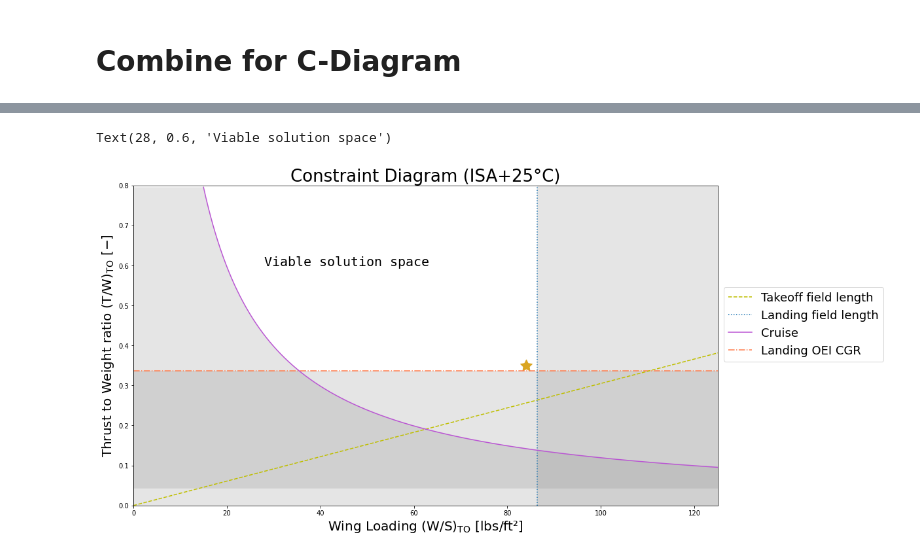
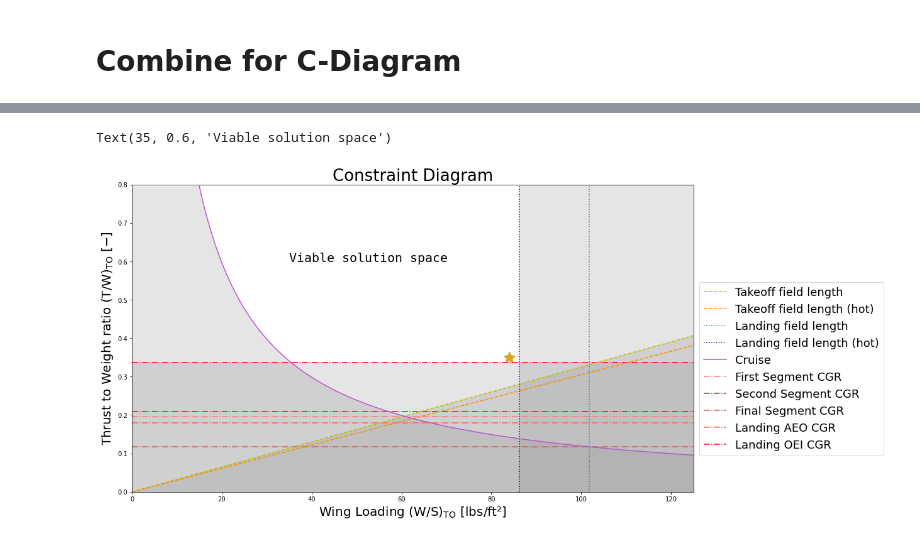
Before and after one commit to phraretein/aircraft_design_project, a Jupyter notebook: C-diagram-ISA+25.ipynb, the cells around one changed output, grey strips where cells are left out. Cells and saved outputs as stored; diff of their text form; code cells hidden in the pictures.

```diff
--- a/C-diagram-ISA+25.ipynb
+++ b/C-diagram-ISA+25.ipynb
@@ -372,3 +431,23 @@ Text(25, 0.6, 'Viable solution space')
+# %%
+S_to_ft = 1900 * 3.28084
+M_tow = 164826.74
+CL_max_to = 1.85
+sigma_to = 1/1
+to_coeff = 37.5/(sigma_to * CL_max_to)
+T_W_ratio = np.arange(start=0.0, stop=0.9, step=0.1)
+W_S_CL_max_to = (S_to_ft/to_coeff) * T_W_ratio
+# %%
+S_l_ft = 1500 * 3.28084
+M_lw = 128827.88
+sigma_l = 1
+rho = 0.002376892
+CL_max_l = 2.42
+V_A = (S_l_ft/0.3) ** 0.5
+V_sl = V_A / 1.3
+V_sl_fts = V_sl * 1.68781
+W_S_l = (V_sl_fts ** 2) * (rho * sigma_l * CL_max_l) / 2
+# Wing Loading Takeoff Condition
+W_S_to_l = W_S_l * (M_tow/M_lw)
 # %%
 plt.figure(figsize=(16,9))
 
@@ -377,55 +456,67 @@ plt.plot(W_S_CL_max_to, T_W_ratio, 'y', linestyle='dashed', label='Takeoff field
 # plt.text(155, 0.57, "Take-off field length", fontsize=14)
 # plt.fill_betweenx(T_W_ratio, W_S_CL_24, fc='yellow', alpha=0.2)
 
+# Takeoff field length - Hot
+plt.plot(W_S_CL_max_to_hot, T_W_ratio_hot, 'darkorange', linestyle='dashed', label='Takeoff field length (hot)')
+# plt.text(155, 0.57, "Take-off field length", fontsize=14)
+# plt.fill_betweenx(T_W_ratio, W_S_CL_24, fc='yellow', alpha=0.2)
+
 # Landing field length
 plt.axvline(W_S_to_l, 0, 1, linestyle=':', label='Landing field length')
 # plt.text(87, 0.75, "Landing field length", fontsize=14)
 # plt.fill_betweenx(T_W_ratio, W_S_l_CL_24, fc='aqua', alpha=0.2)
 
+# Landing field length - Hot
+plt.axvline(W_S_to_l_hot, 0, 1, color='darkblue', linestyle=':', label='Landing field length (hot)')
+# plt.text(87, 0.75, "Landing field length", fontsize=14)
+# plt.fill_betweenx(T_W_ratio, W_S_l_CL_24, fc='aqua', alpha=0.2)
+
 # Takeoff Climb Gradient
 # ## First Segment
-# plt.hlines(T_W_1, 0, 280, colors='lightcoral', linestyle='-.', label='First Segment CGR')
+plt.hlines(T_W_1, 0, 280, colors='lightcoral', linestyle='-.', label='First Segment CGR')
 # # plt.text(201, 0.19, "First Segment CGR", fontsize=14)
 # # plt.fill_between(W_S_CL_24, T_W_1, 0.75, fc='lightcoral', alpha=0.2)
 # ## Second Segment
-# plt.hlines(T_W_2, 0, 280, colors='firebrick', linestyle='-.', label='Second Segment CGR')
+plt.hlines(T_W_2, 0, 280, colors='firebrick', linestyle='-.', label='Second Segment CGR')
 # # plt.text(201, 0.21, "Second Segment CGR", fontsize=14)
 # # plt.fill_between(W_S_CL_24, T_W_2, 0.75, fc='firebrick', alpha=0.2)
 # ## Final Segment
-# plt.hlines(T_W_3, 0, 280, colors='indianred', linestyle='-.', label='Final Segment CGR')
+plt.hlines(T_W_3, 0, 280, colors='indianred', linestyle='-.', label='Final Segment CGR')
 # # plt.text(201, 0.11, "Final Segment CGR", fontsize=14)
 # # plt.fill_between(W_S_CL_24, T_W_3, 0.75, fc='indianred', alpha=0.2)
 # ## Landing AEO
-# plt.hlines(T_W_4, 0, 280, colors='tomato', linestyle='-.', label='Landing AEO CGR')
+plt.hlines(T_W_4, 0, 280, colors='tomato', linestyle='-.', label='Landing AEO CGR')
 # # plt.text(201, 0.17, "Landing AEO CGR", fontsize=14)
 # plt.fill_between(W_S_CL_24, T_W_4, 0.75, fc='tomato', alpha=0.2)
 ## Landing OEI
-plt.hlines(T_W_5, 0, 280, colors='coral', linestyle='-.', label='Landing OEI CGR')
+plt.hlines(T_W_5, 0, 280, colors='red', linestyle='-.', label='Landing OEI CGR')
 # plt.text(201, 0.33, "Landing OEI CGR", fontsize=14)
 # plt.fill_between(W_S_CL_24, T_W_5, 0.75, fc='maroon', alpha=0.2)
 
 # Rate of Climb
 # plt.hlines(T_W_h, 0, 280, colors='indigo', label = 'Rate of Climb')
 # plt.text(220, 0.445, "Rate of Climb", fontsize=10)
 plt.plot(W_S_rc, T_W_rc, 'mediumorchid', label='Cruise')
 # plt.fill_betweenx(T_W_rc, W_S_rc, 280, fc='darkorchid', alpha=0.2)
 
 # Design Point
 plt.scatter(84, 0.35, s=350, color='goldenRod',marker=(5, 1))
 
 
-plt.fill_betweenx(T_W_ratio, W_S_to_l, 280, fc='grey', alpha=0.2)
+plt.fill_betweenx(T_W_ratio, W_S_to_l_hot, 280, fc='grey', alpha=0.2)
+plt.fill_between(W_S_CL_max_to, T_W_ratio, fc='grey', alpha=0.2)
+plt.fill_between(W_S_CL_max_to, 0.043, fc='grey', alpha=0.2)
 plt.fill_between(W_S_CL_max_to, T_W_5, fc='grey', alpha=0.2)
 plt.fill_betweenx(T_W_rc, W_S_rc, fc='grey', alpha=0.2)
-plt.title("Constraint Diagram (ISA+25°C)", fontsize=26)
+plt.title("Constraint Diagram", fontsize=26)
 plt.legend(bbox_to_anchor=(1, 0.7), loc='upper left', prop={'size':18})
 plt.xlim(0, 125)
 plt.ylim(0, 0.8)
 params = {'mathtext.default': 'regular' }
 plt.rcParams.update(params)
 plt.xlabel("$Wing\ Loading\ (W/S)_{TO}\ [lbs/ft²]$", fontsize=20)
 plt.ylabel("$Thrust\ to\ Weight\ ratio\ (T/W)_{TO}\ [-]$", fontsize=20)
-plt.text(28, 0.6, "Viable solution space", family="monospace", fontsize=20)
+plt.text(35, 0.6, "Viable solution space", family="monospace", fontsize=20)
 # %% [output]
-Text(28, 0.6, 'Viable solution space')
+Text(35, 0.6, 'Viable solution space')
-[figure, old version]
+[figure, new version]
```
Also changed, not shown: parts of 51 cells of this notebook, 2 other files.
